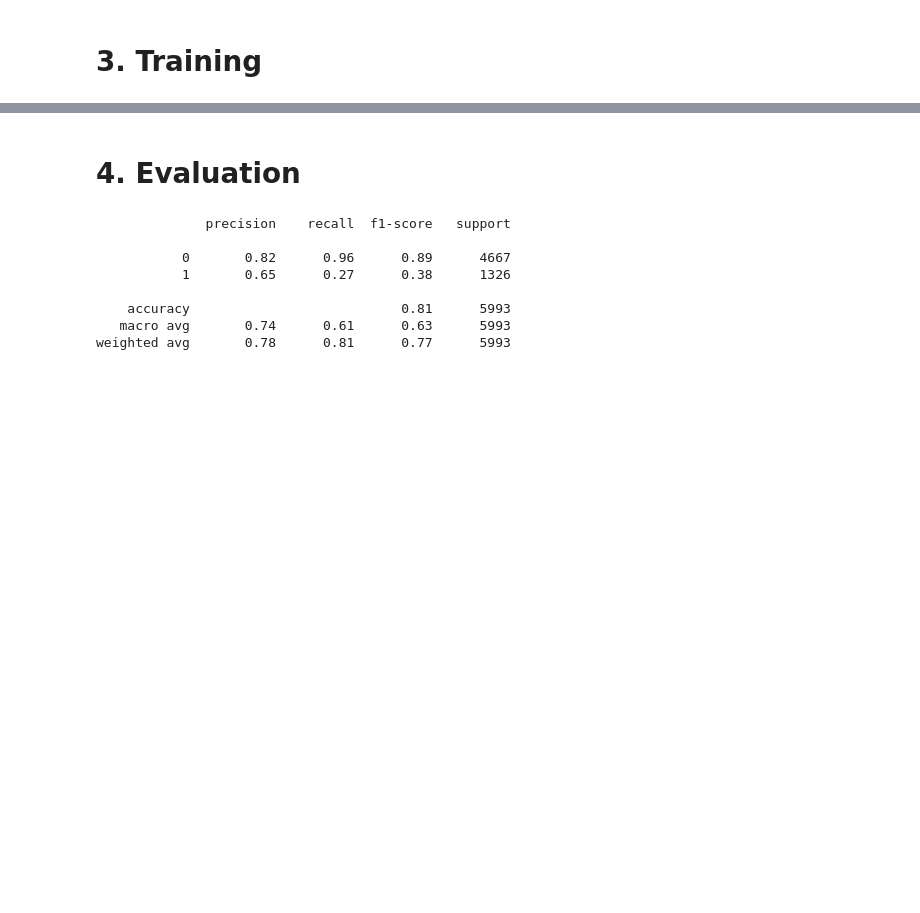
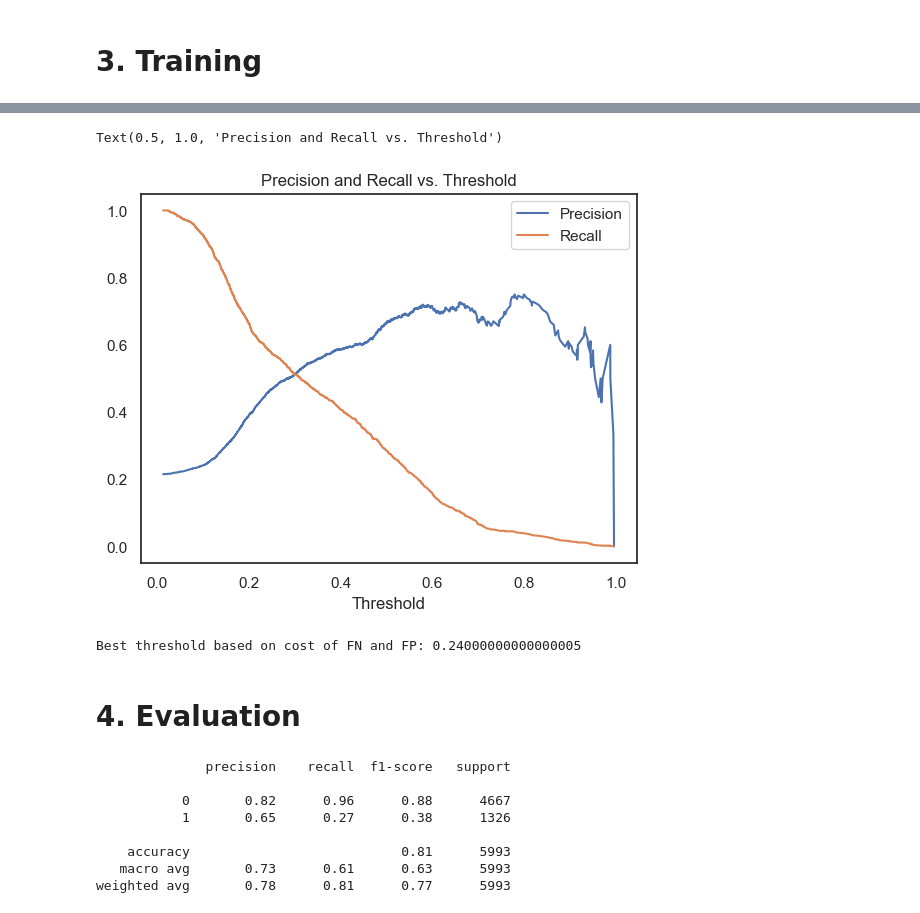
Before and after one commit to nh-nhathoang/default-of-credit-card-clients, a Jupyter notebook: logistic_regression.ipynb, the cells around one changed output, grey strips where cells are left out. Drawn from its saved outputs; the diff is of its cells as text; code cells hidden in the pictures; blank space fills up the shorter version.

```diff
--- a/logistic_regression.ipynb
+++ b/logistic_regression.ipynb
@@ -96,26 +125,46 @@ Best CV log loss: 0.4522012469282316
 # %%
 model = grid_search.best_estimator_
 
-y_pred = model.predict(X_test_scaled)
-
-# Get probability estimates for the test set
-probabilities = model.predict_proba(X_test_scaled)
-
-# Display the probability estimates
-#for i, prob in enumerate(probabilities):
-#    print(f"Sample {i+1}: Class 0 Probability = {prob[0]:.4f}, Class 1 Probability = {prob[1]:.4f}")
+y_valid_pred = model.predict(X_valid_scaled)
+y_valid_proba = model.predict_proba(X_valid_scaled)[:,1]
+# %%
+precision, recall, thresholds = precision_recall_curve(y_valid, y_valid_proba)
+
+plt.plot(thresholds, precision[:-1], label='Precision')
+plt.plot(thresholds, recall[:-1], label='Recall')
+plt.xlabel('Threshold')
+plt.legend()
+plt.title('Precision and Recall vs. Threshold')
+# %% [output]
+Text(0.5, 1.0, 'Precision and Recall vs. Threshold')
+[figure, added]
+# %%
+fn_cost, fp_cost = 4, 1  # illustrative — replace with a defensible ratio
+thresholds = np.arange(0.05, 0.95, 0.01)
+costs = []
+for t in thresholds:
+    pred = (y_valid_proba >= t).astype(int)
+    fn = ((pred==0) & (y_valid==1)).sum()
+    fp = ((pred==1) & (y_valid==0)).sum()
+    costs.append(fn*fn_cost + fp*fp_cost)
+
+best_threshold = thresholds[np.argmin(costs)]
+print(f'Best threshold based on cost of FN and FP: {best_threshold}')
+# %% [output]
+Best threshold based on cost of FN and FP: 0.24000000000000005
 # %% [markdown]
 # 4. Evaluation
 # %%
+y_pred = model.predict(X_test_scaled)
 print(classification_report(y_test, y_pred))
 # %% [output]
               precision    recall  f1-score   support
 
-           0       0.82      0.96      0.89      4667
+           0       0.82      0.96      0.88      4667
            1       0.65      0.27      0.38      1326
 
     accuracy                           0.81      5993
-   macro avg       0.74      0.61      0.63      5993
+   macro avg       0.73      0.61      0.63      5993
 weighted avg       0.78      0.81      0.77      5993
 # %%
 y_proba = model.predict_proba(X_test_scaled)[:, 1]
```
Also changed, not shown: parts of 14 cells of this notebook.
